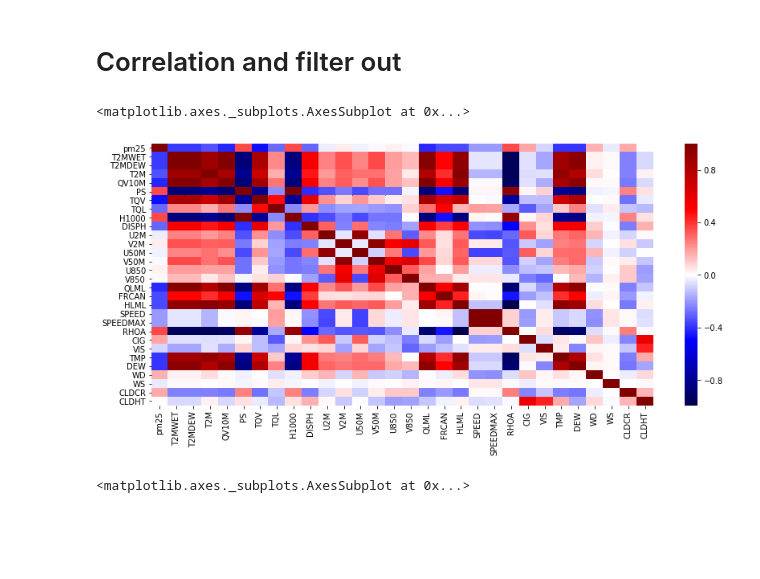
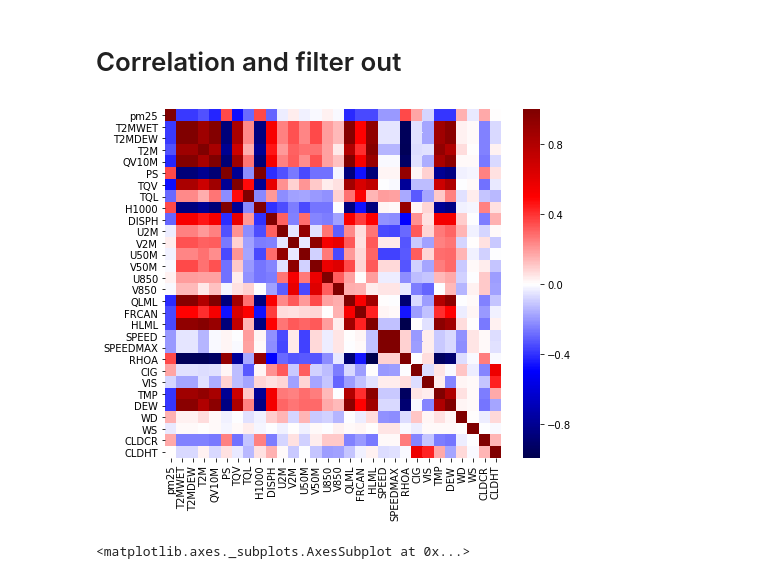
Before and after one commit to binh-bk/air-quality-analysis, a Jupyter notebook: 3.1 Data Selection.ipynb, the cells around one changed output. Cells and saved outputs as stored; diff of their text form; code cells hidden in the pictures; blank space fills up the shorter version.

```diff
--- a/3.1 Data Selection.ipynb
+++ b/3.1 Data Selection.ipynb
@@ -261,10 +265,12 @@ Index(['pm25', 'T2MWET', 'T2MDEW', 'T2M', 'QV10M', 'PS', 'TQV', 'TQL', 'H1000',
 # Correlation and filter out
 # %%
 # we will do several steps to filter out dependent columns (well correlated with existing columns)
+fig, ax = plt.subplots(figsize=(7,6))
 sns.heatmap(df.corr(), cmap='seismic')
+fig.tight_layout()
+fig.savefig('img/2020Aug-corr-heatmap.png', dpi=120, optimize=True)
 # %% [output]
-<matplotlib.axes._subplots.AxesSubplot at 0x...>
-[figure, old version]
+[figure, new version]
 # %%
 fig, ax = plt.subplots(figsize=(6,10))
 df.corr()['pm25'].sort_values().to_frame().drop('pm25').plot.barh(ax=ax)
```
Also changed, not shown: parts of 3 cells of this notebook, 1 other file.
